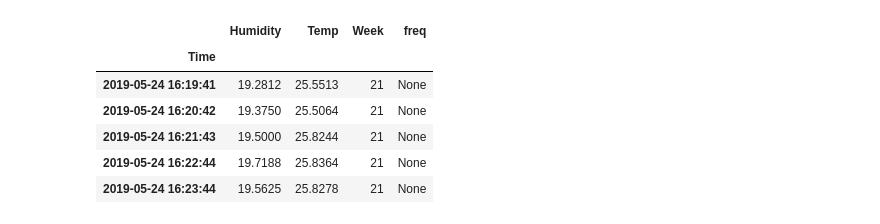
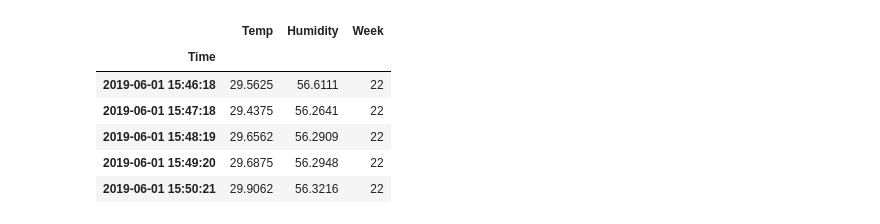
Before and after one commit to tarkus1/irrigation, a Jupyter notebook: moisture.ipynb, the cells around one changed output. Drawn from its saved outputs; the diff is of its cells as text; code cells hidden in the pictures.

```diff
--- a/moisture.ipynb
+++ b/moisture.ipynb
@@ -1,8 +1,8 @@
 # %%
 import pandas as pd
 
-# moist = pd.read_csv('/home/pi/irrigation/test.csv')
-moist = pd.read_csv('test.csv')
+moist = pd.read_csv('/home/pi/irrigation/test.csv')
+# moist = pd.read_csv('test.csv')
 # %%
-moist.columns = ["Timetemp", "Humidity", "Temp"]
-moist
+moist.columns = ["Timetemp", "Temp", "Humidity"]
+# moist
@@ -57,12 +23,12 @@ moist.head()
 # %%
 moist['Week']=moist.index.weekofyear
-moist['freq']=moist.index.freq
-moist.head()
+# moist['freq']=moist.index.freq
+moist.tail()
 # %% [output]
-|  | Humidity | Temp | Week | freq |
-| Time |  |  |  |  |
-| 2019-05-24 16:19:41 | 19.2812 | 25.5513 | 21 | None |
-| 2019-05-24 16:20:42 | 19.3750 | 25.5064 | 21 | None |
-| 2019-05-24 16:21:43 | 19.5000 | 25.8244 | 21 | None |
-| 2019-05-24 16:22:44 | 19.7188 | 25.8364 | 21 | None |
-| 2019-05-24 16:23:44 | 19.5625 | 25.8278 | 21 | None |
+|  | Temp | Humidity | Week |
+| Time |  |  |  |
+| 2019-06-01 15:46:18 | 29.5625 | 56.6111 | 22 |
+| 2019-06-01 15:47:18 | 29.4375 | 56.2641 | 22 |
+| 2019-06-01 15:48:19 | 29.6562 | 56.2909 | 22 |
+| 2019-06-01 15:49:20 | 29.6875 | 56.2948 | 22 |
+| 2019-06-01 15:50:21 | 29.9062 | 56.3216 | 22 |
```
Also changed, not shown: parts of 10 cells of this notebook.
